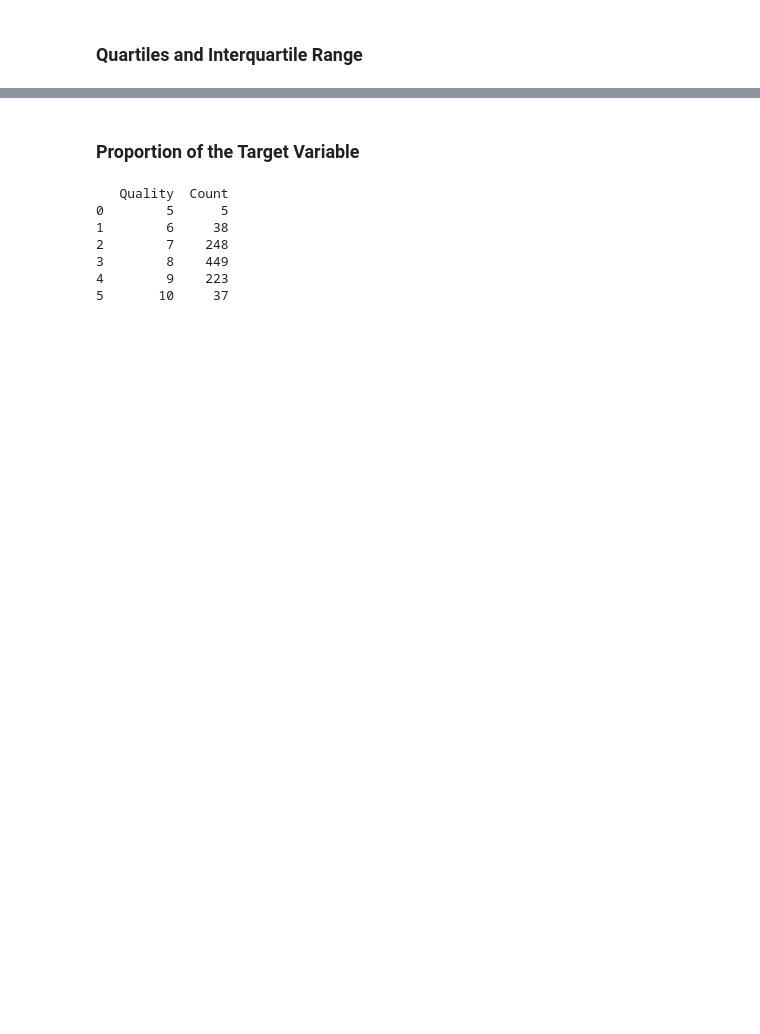
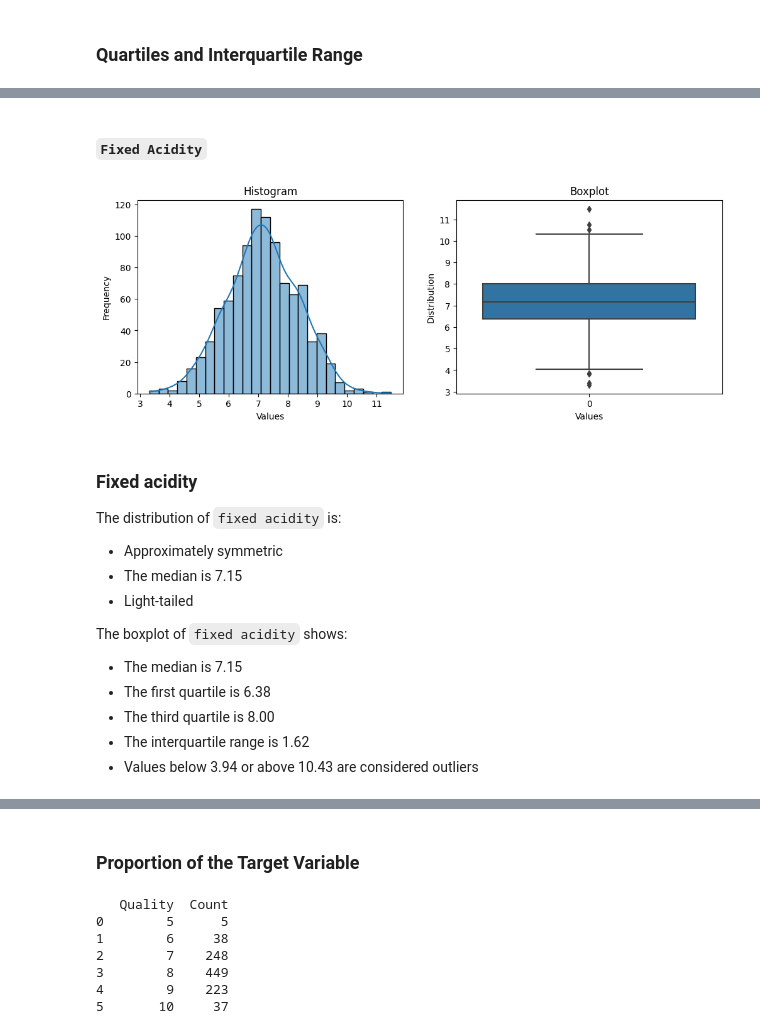
Before and after one commit to maikeljh/TubesProbstatGan, a Jupyter notebook: src/analysis.ipynb, the cells around one changed output, grey strips where cells are left out. Drawn from its saved outputs; the diff is of its cells as text; code cells hidden in the pictures; blank space fills up the shorter version.

Commit message:
Restructure explanation and fix pie chart

```diff
--- a/src/analysis.ipynb
+++ b/src/analysis.ipynb
@@ -431,13 +213,0 @@ Quality is normally distributed
-# %%
-# Examine the boxplot of each columns
-# Create the subplot grid
-fig, ax = plt.subplots(3, 4, figsize=(25, 20))
-
-# Loop through the numerical columns
-for i, col in enumerate(df.columns):
-    sns.boxplot(y=df[col].values, ax=ax[i // 4][i % 4])
-    ax[i // 4][i % 4].set_title(f'Boxplot for {col}', fontsize=14)
-    ax[i // 4][i % 4].set_ylabel('Values')
-    ax[i // 4][i % 4].set_xticklabels('')
-
-plt.show()
@@ -447,0 +214,10 @@ plt.show()
+# %%
+# Examine interquartile range
+def iqr(data, col):
+    # Determine IQR for column
+    col_values = data[col].values
+    q25, q75 = np.percentile(col_values, 25), np.percentile(col_values, 75)
+    iqr = q75 - q25
+    cut_off = iqr * 1.5
+    lower, upper = q25 - cut_off, q75 + cut_off
+    return ("| `{}` | {} | {} | {} | {} | {} | {} |\n".format(col, q25, q75, iqr, cut_off, lower, upper))
@@ -447,0 +284,19 @@ plt.show()
+# %%
+def hist_box_plot(data):
+    # Create a figure with two subplots
+    fig, ax = plt.subplots(ncols=2, figsize=(12, 4))
+
+    # Create a histogram subplot
+    sns.histplot(data=data, ax=ax[0], kde=True)
+    ax[0].set_xlabel('Values')
+    ax[0].set_ylabel('Frequency')
+    ax[0].set_title('Histogram')
+
+    # Create a boxplot subplot
+    sns.boxplot(data=data, ax=ax[1])
+    ax[1].set_xlabel('Values')
+    ax[1].set_ylabel('Distribution')
+    ax[1].set_title('Boxplot')
+
+    # Display the plot
+    plt.show()
@@ -447,0 +362,18 @@ plt.show()
+# %% [markdown]
+#### `Fixed Acidity`
+# %%
+describe_feature(df, 'fixed acidity')
+# %% [output]
+[figure, added]
+### Fixed acidity
+The distribution of `fixed acidity` is:
+- Approximately symmetric
+- The median is 7.15
+- Light-tailed
+
+The boxplot of `fixed acidity` shows:
+- The median is 7.15
+- The first quartile is 6.38
+- The third quartile is 8.00
+- The interquartile range is 1.62
+- Values below 3.94 or above 10.43 are considered outliers
```
Also changed, not shown: parts of 103 cells of this notebook.
